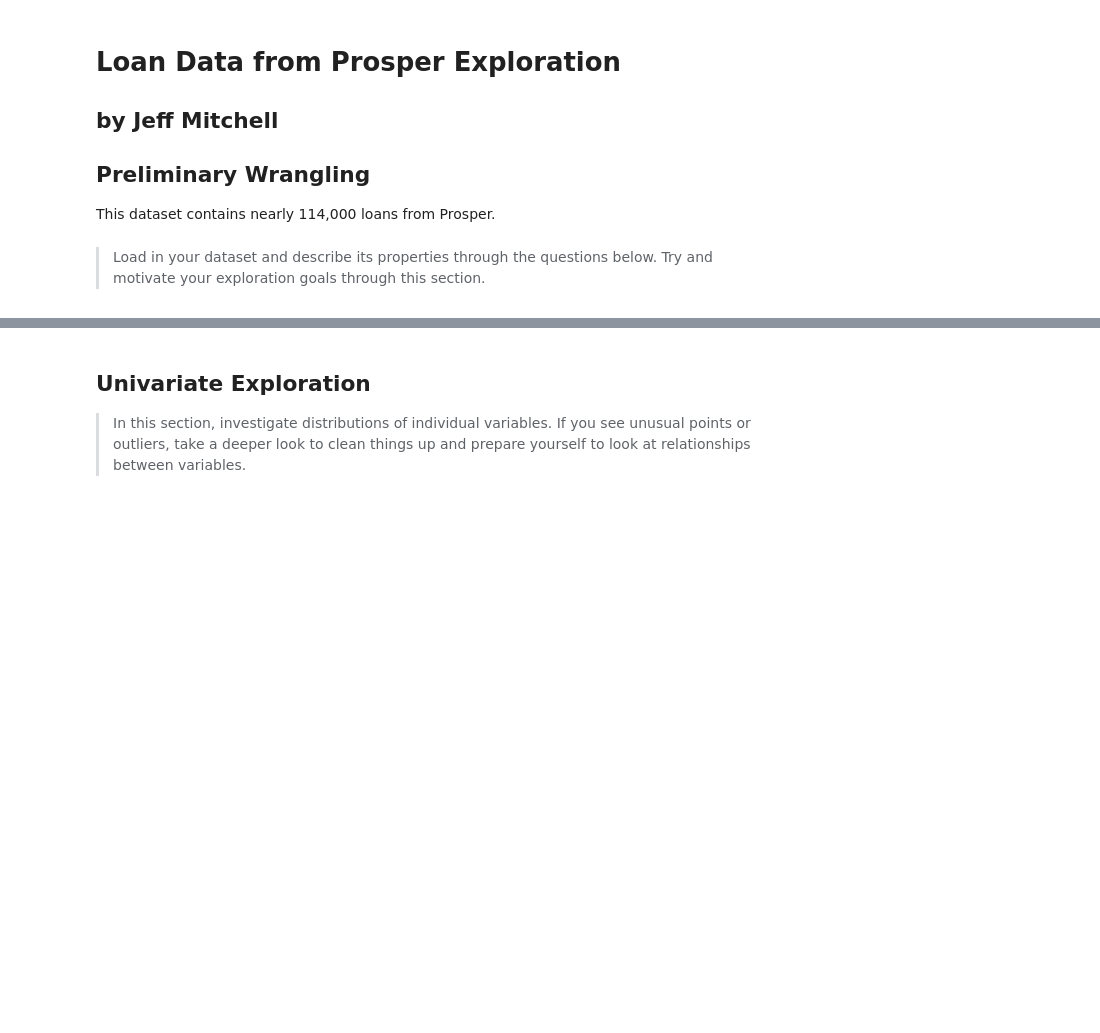
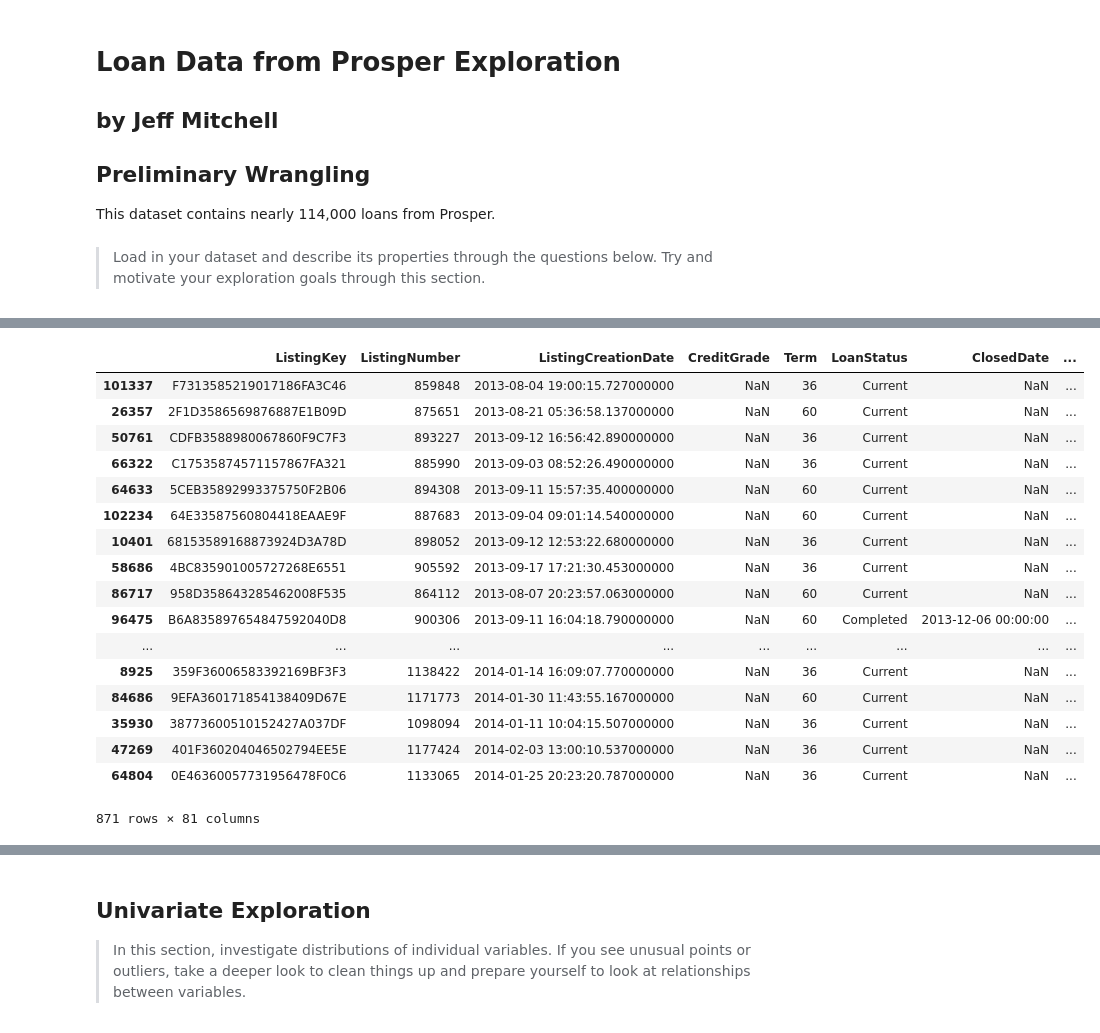
Before and after one commit to Jeffro80/DAND_Communicate_Findings, a Jupyter notebook: exploration-WORKING.ipynb, the cells around one changed output, grey strips where cells are left out. Cells and saved outputs as stored; diff of their text form; code cells hidden in the pictures; blank space fills up the shorter version.

Commit message:
refactor: Perform data wrangling

```diff
--- a/exploration-WORKING.ipynb
+++ b/exploration-WORKING.ipynb
@@ -30,0 +19,2 @@ Try and motivate your exploration goals through this section.
+# %%
+loans = pd.read_csv('prosperLoanData.csv')
@@ -30,0 +63,25 @@ Try and motivate your exploration goals through this section.
+# %%
+# Convert the LoanStatus column to categorical types
+loans['LoanStatus'] = loans['LoanStatus'].astype('category')
+# %%
+dupes = loans[loans['LoanNumber'].duplicated() == True]
+dupes.sort_values('LoanNumber')
+# %% [output]
+|  | ListingKey | ListingNumber | ListingCreationDate | CreditGrade | Term | LoanStatus | ClosedDate | ... |
+| 101337 | F7313585219017186FA3C46 | 859848 | 2013-08-04 19:00:15.727000000 | NaN | 36 | Current | NaN | ... |
+| 26357 | 2F1D3586569876887E1B09D | 875651 | 2013-08-21 05:36:58.137000000 | NaN | 60 | Current | NaN | ... |
+| 50761 | CDFB3588980067860F9C7F3 | 893227 | 2013-09-12 16:56:42.890000000 | NaN | 36 | Current | NaN | ... |
+| 66322 | C17535874571157867FA321 | 885990 | 2013-09-03 08:52:26.490000000 | NaN | 36 | Current | NaN | ... |
+| 64633 | 5CEB35892993375750F2B06 | 894308 | 2013-09-11 15:57:35.400000000 | NaN | 60 | Current | NaN | ... |
+| 102234 | 64E33587560804418EAAE9F | 887683 | 2013-09-04 09:01:14.540000000 | NaN | 60 | Current | NaN | ... |
+| 10401 | 68153589168873924D3A78D | 898052 | 2013-09-12 12:53:22.680000000 | NaN | 36 | Current | NaN | ... |
+| 58686 | 4BC835901005727268E6551 | 905592 | 2013-09-17 17:21:30.453000000 | NaN | 36 | Current | NaN | ... |
+| 86717 | 958D358643285462008F535 | 864112 | 2013-08-07 20:23:57.063000000 | NaN | 60 | Current | NaN | ... |
+| 96475 | B6A835897654847592040D8 | 900306 | 2013-09-11 16:04:18.790000000 | NaN | 60 | Completed | 2013-12-06 00:00:00 | ... |
+| ... | ... | ... | ... | ... | ... | ... | ... | ... |
+| 8925 | 359F36006583392169BF3F3 | 1138422 | 2014-01-14 16:09:07.770000000 | NaN | 36 | Current | NaN | ... |
+| 84686 | 9EFA360171854138409D67E | 1171773 | 2014-01-30 11:43:55.167000000 | NaN | 60 | Current | NaN | ... |
+| 35930 | 38773600510152427A037DF | 1098094 | 2014-01-11 10:04:15.507000000 | NaN | 36 | Current | NaN | ... |
+| 47269 | 401F360204046502794EE5E | 1177424 | 2014-02-03 13:00:10.537000000 | NaN | 36 | Current | NaN | ... |
+| 64804 | 0E46360057731956478F0C6 | 1133065 | 2014-01-25 20:23:20.787000000 | NaN | 36 | Current | NaN | ... |
+871 rows × 81 columns
```
Also changed, not shown: parts of 9 cells of this notebook.
